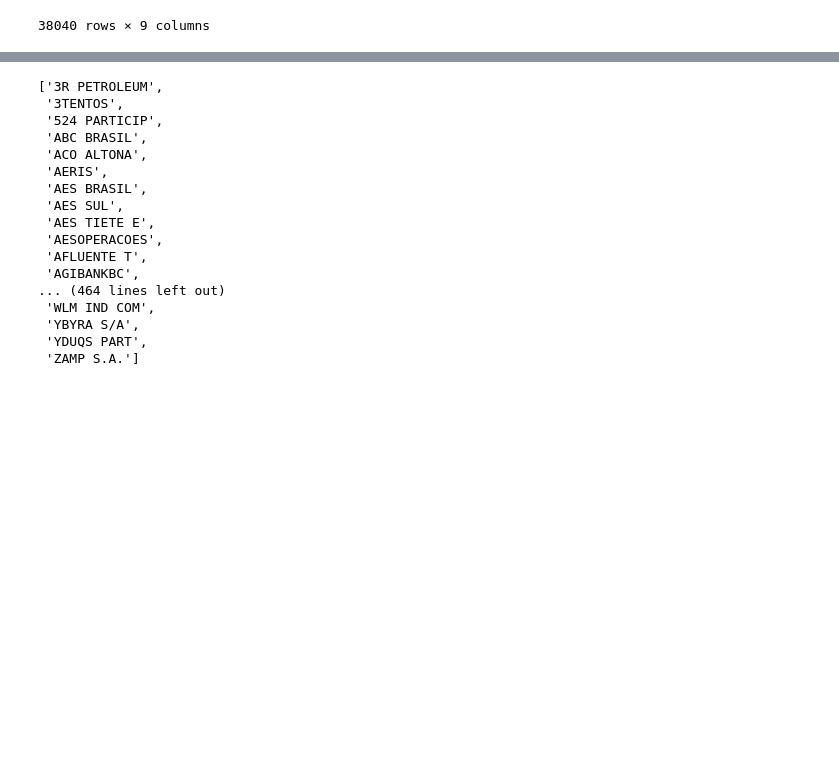
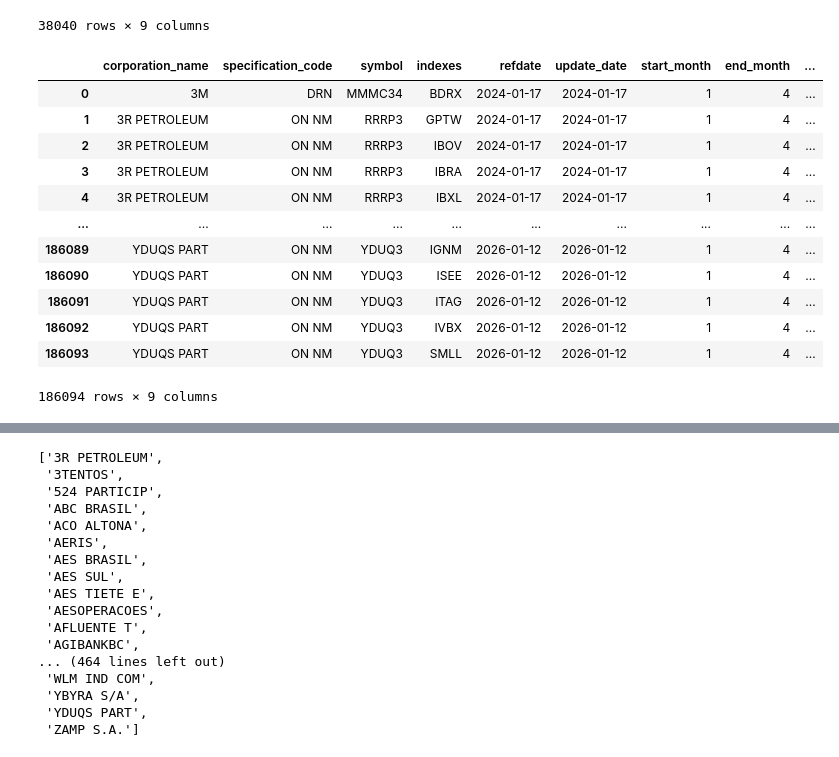
Before and after one commit to wilsonfreitas/brasa, a Jupyter notebook: notebooks/test-downloaders.ipynb, the cells around one changed output, grey strips where cells are left out. Drawn from its saved outputs; the diff is of its cells as text; code cells hidden in the pictures; blank space fills up the shorter version.

```diff
--- a/notebooks/test-downloaders.ipynb
+++ b/notebooks/test-downloaders.ipynb
@@ -173,3 +173,20 @@ tb.to_pandas()
 | 38038 | XP INC | DR1 | XPBR31 | IBBC,IBBE,IBBR | 2026-01-12 | 2026-01-12 | 1 | 4 | ... |
 | 38039 | YDUQS PART | ON NM | YDUQ3 | IBBC,IBBE,IBBR,IBEP,IBEW,IBHB,IBO... | 2026-01-12 | 2026-01-12 | 1 | 4 | ... |
 38040 rows × 9 columns
+# %%
+tb = brasa.get_dataset("b3-indexes-composition", layer="staging").to_table()
+tb.to_pandas()
+# %% [output]
+|  | corporation_name | specification_code | symbol | indexes | refdate | update_date | start_month | end_month | ... |
+| 0 | 3M | DRN | MMMC34 | BDRX | 2024-01-17 | 2024-01-17 | 1 | 4 | ... |
+| 1 | 3R PETROLEUM | ON NM | RRRP3 | GPTW | 2024-01-17 | 2024-01-17 | 1 | 4 | ... |
+| 2 | 3R PETROLEUM | ON NM | RRRP3 | IBOV | 2024-01-17 | 2024-01-17 | 1 | 4 | ... |
+| 3 | 3R PETROLEUM | ON NM | RRRP3 | IBRA | 2024-01-17 | 2024-01-17 | 1 | 4 | ... |
+| 4 | 3R PETROLEUM | ON NM | RRRP3 | IBXL | 2024-01-17 | 2024-01-17 | 1 | 4 | ... |
+| ... | ... | ... | ... | ... | ... | ... | ... | ... | ... |
+| 186089 | YDUQS PART | ON NM | YDUQ3 | IGNM | 2026-01-12 | 2026-01-12 | 1 | 4 | ... |
+| 186090 | YDUQS PART | ON NM | YDUQ3 | ISEE | 2026-01-12 | 2026-01-12 | 1 | 4 | ... |
+| 186091 | YDUQS PART | ON NM | YDUQ3 | ITAG | 2026-01-12 | 2026-01-12 | 1 | 4 | ... |
+| 186092 | YDUQS PART | ON NM | YDUQ3 | IVBX | 2026-01-12 | 2026-01-12 | 1 | 4 | ... |
+| 186093 | YDUQS PART | ON NM | YDUQ3 | SMLL | 2026-01-12 | 2026-01-12 | 1 | 4 | ... |
+186094 rows × 9 columns
```
Also changed, not shown: parts of 2 cells of this notebook, 1 other file.
